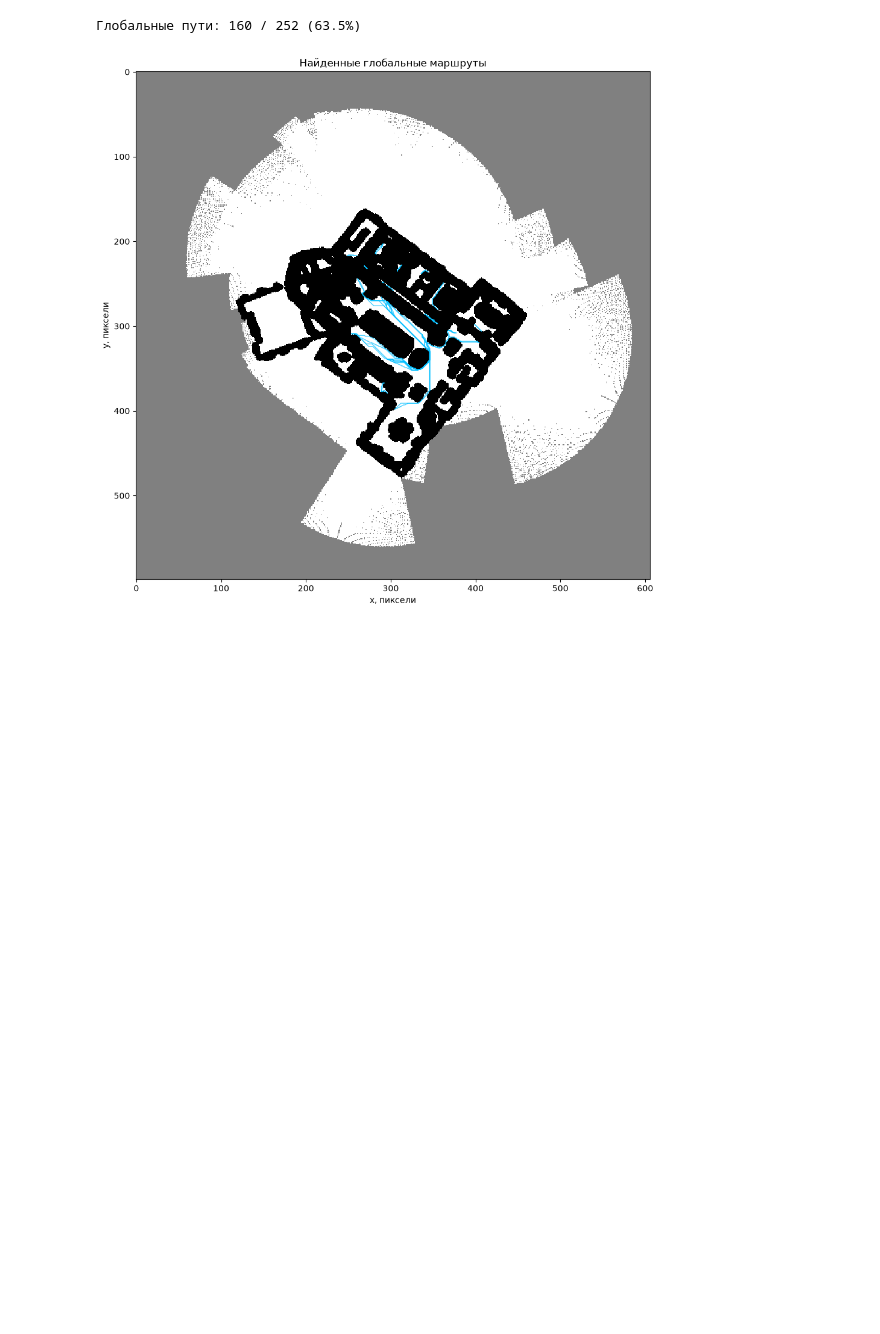
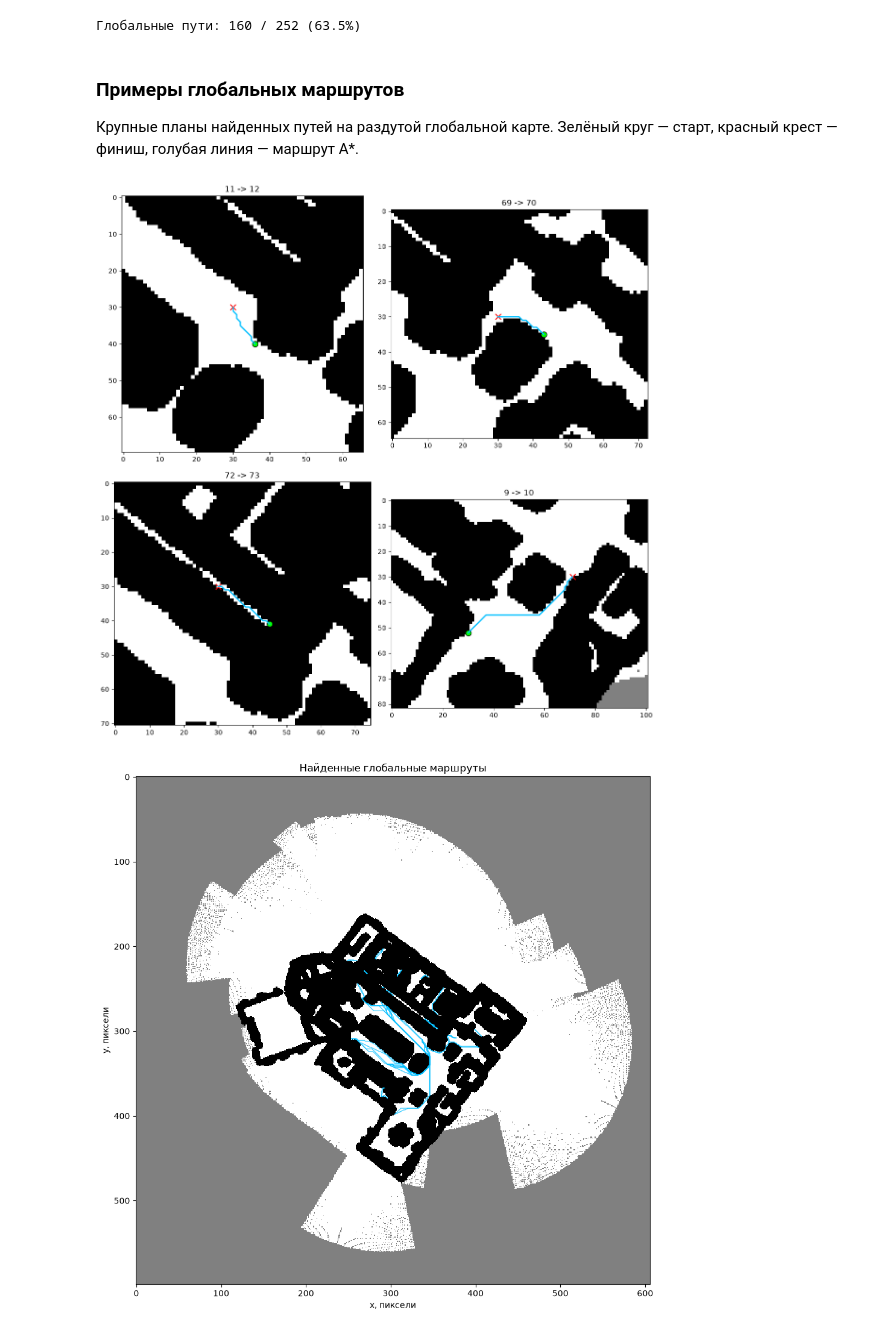
Before and after one commit to Inqko/topo_map_planer, a Jupyter notebook: topo_map_data.ipynb, the cells around one changed output. Saved outputs shown, nothing was run; the diff lists cells and outputs as text; code cells hidden in the pictures; blank space fills up the shorter version.

```diff
--- a/topo_map_data.ipynb
+++ b/topo_map_data.ipynb
@@ -781,6 +831,62 @@ print(
 # %% [output]
 [figure]
 Глобальные пути: 160 / 252 (63.5%)
+# %% [markdown]
+### Примеры глобальных маршрутов
+
+Крупные планы найденных путей на раздутой глобальной карте. Зелёный круг — старт, красный крест — финиш, голубая линия — маршрут A*.
+# %%
+global_examples = [(11, 12), (69, 70), (72, 73), (9, 10)]
+
+fig, axes = plt.subplots(2, 2, figsize=(12, 12))
+
+for ax, key in zip(axes.ravel(), global_examples):
+    path = global_paths[key]
+    if path is None:
+        ax.set_title(f"{key[0]} -> {key[1]}: путь не найден")
+        ax.axis("off")
+        continue
+
+    rows = [cell[0] for cell in path]
+    cols = [cell[1] for cell in path]
+    margin = 30
+    row_min = max(0, min(rows) - margin)
+    row_max = min(global_inflated.shape[0], max(rows) + margin)
+    col_min = max(0, min(cols) - margin)
+    col_max = min(global_inflated.shape[1], max(cols) + margin)
+
+    ax.imshow(
+        global_inflated[row_min:row_max, col_min:col_max],
+        cmap=occupancy_cmap,
+        norm=occupancy_norm,
+        interpolation="nearest",
+    )
+    ax.plot(
+        [col - col_min for col in cols],
+        [row - row_min for row in rows],
+        color="deepskyblue",
+        linewidth=2.0,
+    )
+    ax.scatter(
+        [cols[0] - col_min],
+        [rows[0] - row_min],
+        c="lime",
+        s=75,
+        edgecolors="black",
+    )
+    ax.scatter(
+        [cols[-1] - col_min],
+        [rows[-1] - row_min],
+        c="red",
+        marker="x",
+        s=75,
+    )
+    ax.set_title(f"{key[0]} -> {key[1]}")
+
+plt.tight_layout()
+plt.show()
+# %% [output]
+[figure, added]
 # %%
 fig, ax = plt.subplots(figsize=(11, 11))
 ax.imshow(
```
Also changed, not shown: parts of 2 cells of this notebook.
